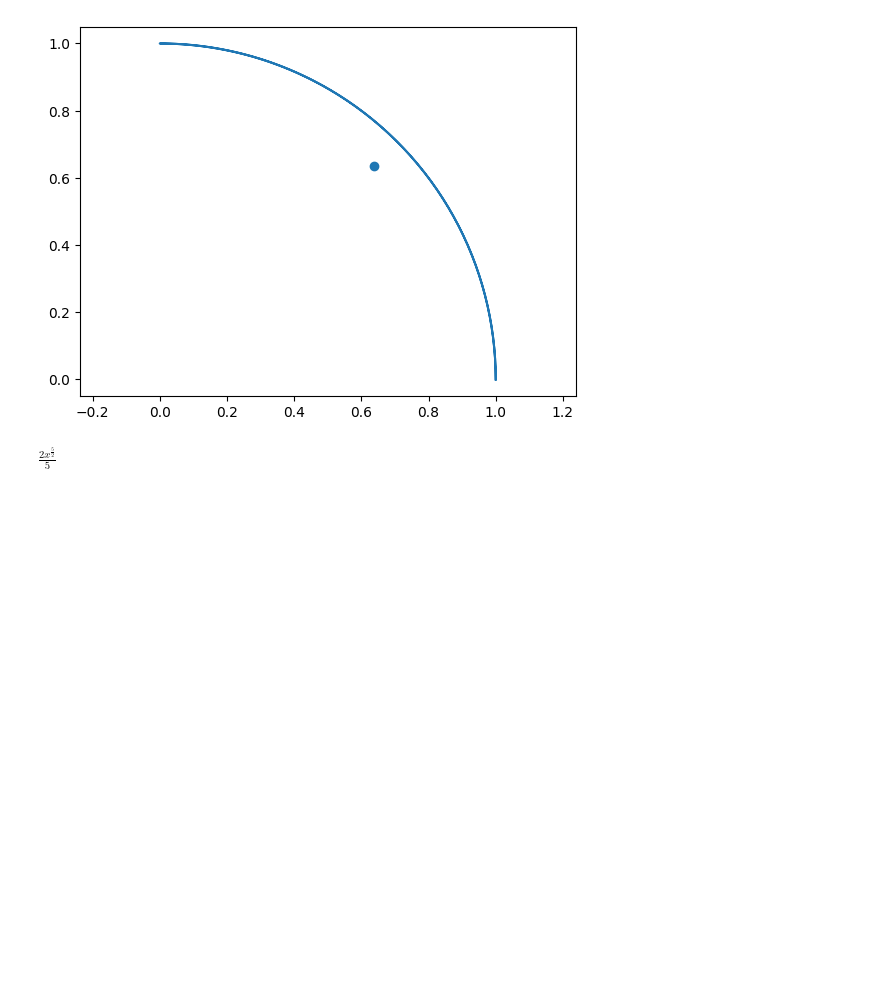
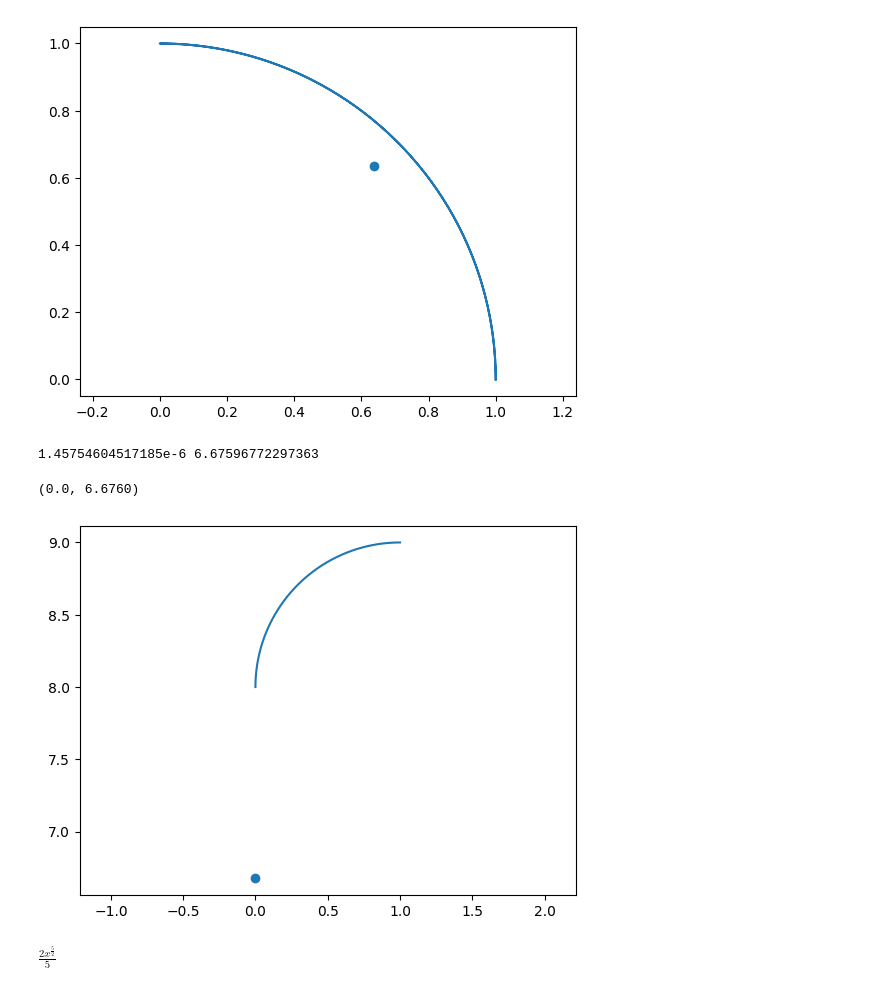
Before and after one commit to JakobGue/tecmec_notebook, a Jupyter notebook: TecMec_Calculator.ipynb, the cells around one changed output. Drawn from its saved outputs; the diff is of its cells as text; code cells hidden in the pictures; blank space fills up the shorter version.

```diff
--- a/TecMec_Calculator.ipynb
+++ b/TecMec_Calculator.ipynb
@@ -106,6 +136,77 @@ print(poly(x,y))
 # %% [output]
 (-0.0, 0.6366, 0.6366)
 [figure]
+# %%
+#Linienschwerpunkt - zusammengesetze Linie
+#
+from numpy import linspace,pi,cos,sin,append, arange, vectorize
+from sympy import sqrt
+from matplotlib.pylab import plot, axis, scatter
+
+def line(x, y):
+
+    ax = 0
+    ay = 0
+    sum_l = 0
+    for i in range(len(x)-1):
+        if isinstance(x[i], Circle):
+            c = x[i]
+            x = x[i].x
+            y = y[i].y
+            if i != 0:
+                dx = x[i+1] - 2 / pi
+                dy = y[i-1] + 2 / pi
+            else:
+                dx = 0 - 2 / pi
+                dy = 0 + 2 / pi
+            l = 2 * pi * c.radius * c.parts
+            sum_l += l
+        elif isinstance(x[i+1], Circle):
+            continue
+        else:
+            dx = x[i+1]-x[i]
+            dy = y[i+1]-y[i]
+            l = sqrt(dx**2+dy**2)
+            sum_l += l
+            ax += dx * l
+            ay += dy * l
+
+    ax = ax/sum_l
+    ay = ay/sum_l
+
+    def replace_circle_x(item):
+        if isinstance(item, Circle):
+            return item.x
+        else:
+            return item
+    def replace_circle_y(item):
+        if isinstance(item, Circle):
+            return item.y
+        else:
+            return item
+
+    replace_x = vectorize(replace_circle_x)
+    replace_y = vectorize(replace_circle_y)
+
+    x = replace_x(x)
+    y = replace_y(y)
+    plot (x,y);
+    axis ('equal')
+    #axis ('off')
+    scatter(ax,ay)
+
+    print(ax, ay)
+    return round(ax, 4),round(ay, 4)
+
+c = Circle((1,8), parts=0.25, radius=1, rotation=180, flip=True)
+x = array([0, 0, c, 1, 2])
+y = array([0, 8, c, 9, 9])
+
+line(x, y)
+# %% [output]
+1.45754604517185e-6 6.67596772297363
+(0.0, 6.6760)
+[figure, added]
 # %%
 # Integrieren und differenzieren mit sympy
 # Vereinfachen und ausrechnen
```
Also changed, not shown: parts of 4 cells of this notebook, 3 other files.
